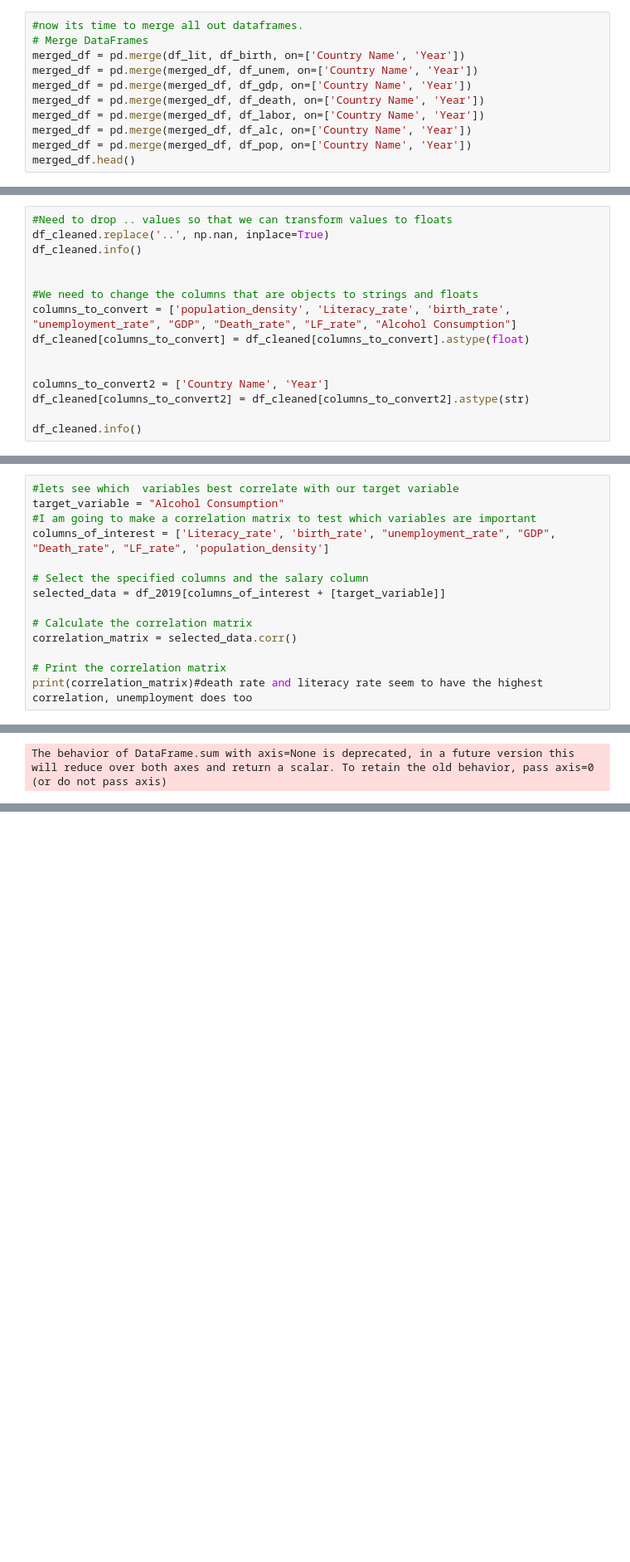
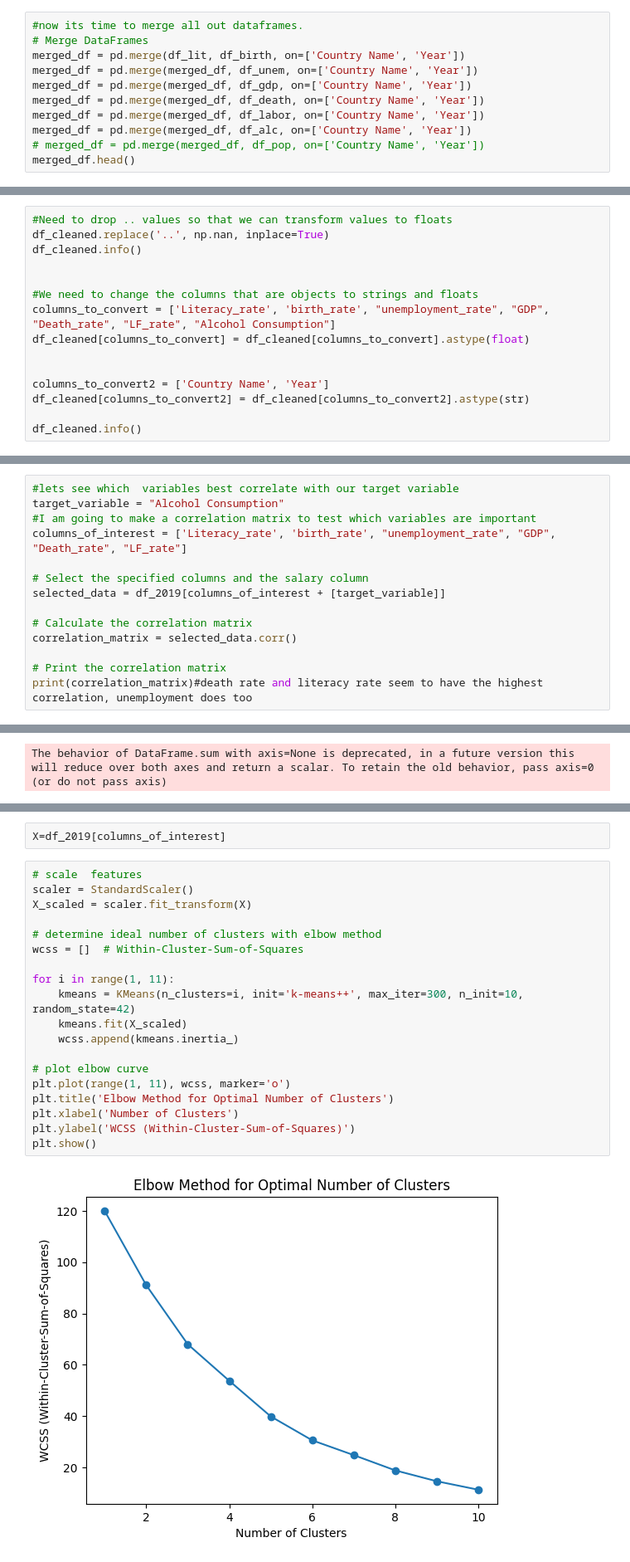
Before and after one commit to ALEXTORTI/DS3001-PROJECT, a Jupyter notebook: project_file.ipynb, the cells around one changed output, grey strips where cells are left out. Shown at 83% size. Saved outputs shown, nothing was run; the diff lists cells and outputs as text; blank space fills up the shorter version.

```diff
--- a/project_file.ipynb
+++ b/project_file.ipynb
@@ -133,7 +135,7 @@ merged_df = pd.merge(merged_df, df_gdp, on=['Country Name', 'Year'])
 merged_df = pd.merge(merged_df, df_death, on=['Country Name', 'Year'])
 merged_df = pd.merge(merged_df, df_labor, on=['Country Name', 'Year'])
 merged_df = pd.merge(merged_df, df_alc, on=['Country Name', 'Year'])
-merged_df = pd.merge(merged_df, df_pop, on=['Country Name', 'Year'])
+# merged_df = pd.merge(merged_df, df_pop, on=['Country Name', 'Year'])
 merged_df.head()
 # %% [output]
 |  | Country Name | Year | Literacy_rate | birth_rate | unemployment_rate | GDP | Death_rate | LF_rate | ... |
@@ -201,7 +201,7 @@ df_cleaned.info()
 
 
 #We need to change the columns that are objects to strings and floats
-columns_to_convert = ['population_density', 'Literacy_rate', 'birth_rate', "unemployment_rate", "GDP", "Death_rate", "LF_rate", "Alcohol Consumption"]
+columns_to_convert = ['Literacy_rate', 'birth_rate', "unemployment_rate", "GDP", "Death_rate", "LF_rate", "Alcohol Consumption"]
 df_cleaned[columns_to_convert] = df_cleaned[columns_to_convert].astype(float)
 
 
@@ -356,7 +356,7 @@ df_2019.head()
 #lets see which  variables best correlate with our target variable
 target_variable = "Alcohol Consumption"
 #I am going to make a correlation matrix to test which variables are important
-columns_of_interest = ['Literacy_rate', 'birth_rate', "unemployment_rate", "GDP", "Death_rate", "LF_rate", 'population_density']
+columns_of_interest = ['Literacy_rate', 'birth_rate', "unemployment_rate", "GDP", "Death_rate", "LF_rate"]
 
 # Select the specified columns and the salary column
 selected_data = df_2019[columns_of_interest + [target_variable]]
@@ -409,0 +410,23 @@ The behavior of DataFrame.sum with axis=None is deprecated, in a future version
+# %%
+X=df_2019[columns_of_interest]
+# %%
+# scale  features
+scaler = StandardScaler()
+X_scaled = scaler.fit_transform(X)
+
+# determine ideal number of clusters with elbow method
+wcss = []  # Within-Cluster-Sum-of-Squares
+
+for i in range(1, 11):
+    kmeans = KMeans(n_clusters=i, init='k-means++', max_iter=300, n_init=10, random_state=42)
+    kmeans.fit(X_scaled)
+    wcss.append(kmeans.inertia_)
+
+# plot elbow curve
+plt.plot(range(1, 11), wcss, marker='o')
+plt.title('Elbow Method for Optimal Number of Clusters')
+plt.xlabel('Number of Clusters')
+plt.ylabel('WCSS (Within-Cluster-Sum-of-Squares)')
+plt.show()
+# %% [output]
+[figure, added]
```
Also changed, not shown: parts of 18 cells of this notebook.
